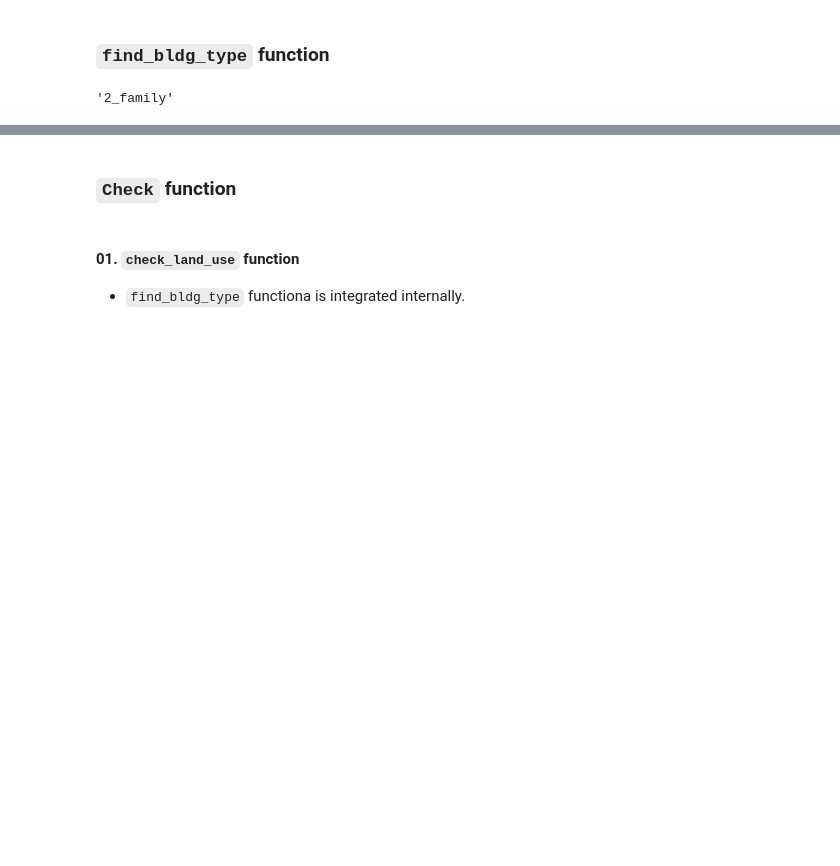
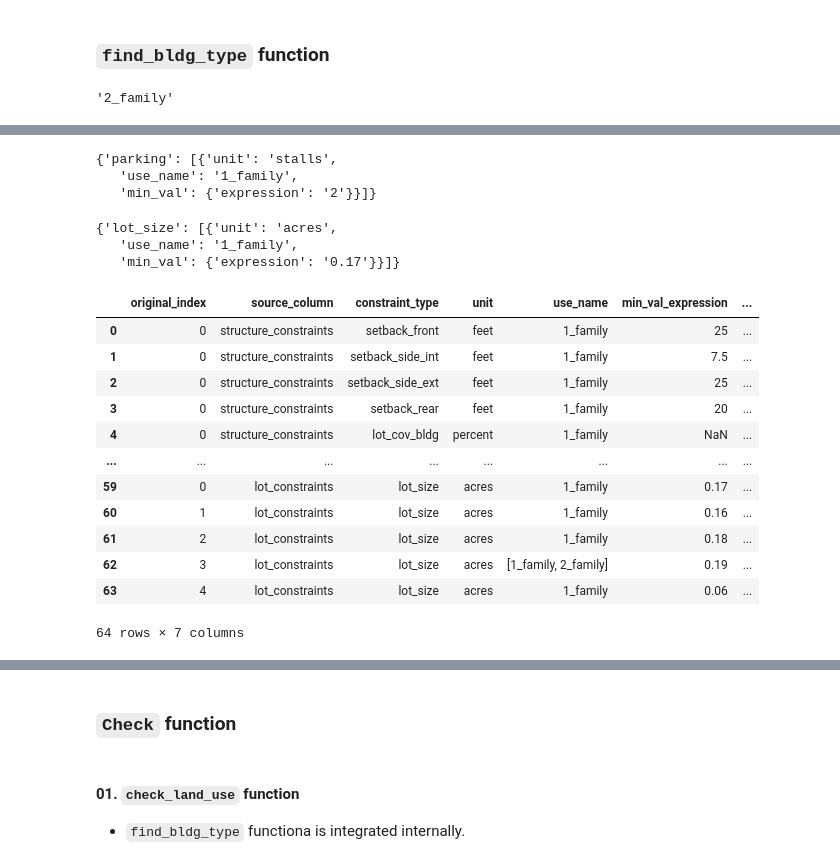
Before and after one commit to HOUPU1993/tidyzoning, a Jupyter notebook: test.ipynb, the cells around one changed output, grey strips where cells are left out. Drawn from its saved outputs; the diff is of its cells as text; code cells hidden in the pictures; blank space fills up the shorter version.

```diff
--- a/test.ipynb
+++ b/test.ipynb
@@ -70,0 +134,58 @@ find_bldg_type_results
+# %%
+tidyzoning['other_constraints'].loc[0]
+# %% [output]
+{'parking': [{'unit': 'stalls',
+   'use_name': '1_family',
+   'min_val': {'expression': '2'}}]}
+# %%
+tidyzoning["lot_constraints"].loc[0]
+# %% [output]
+{'lot_size': [{'unit': 'acres',
+   'use_name': '1_family',
+   'min_val': {'expression': '0.17'}}]}
+# %%
+# 测试第一段
+# 提取 district constraints 数据
+columns_to_extract = ['structure_constraints', 'other_constraints', 'lot_constraints']
+extracted_data = []
+
+for col in columns_to_extract:
+    for index, row in tidyzoning.iterrows():
+        constraints = row[col]
+        if isinstance(constraints, dict):  # 确保是字典
+            for constraint_type, entries in constraints.items():
+                if isinstance(entries, list):  # 遍历键值对应的列表
+                    for entry in entries:
+                        flattened_entry = {
+                            "original_index": index,
+                            "source_column": col,
+                            "constraint_type": constraint_type,
+                        }
+                        # 将 entry 中的所有键值对展开
+                        for key, value in entry.items():
+                            if isinstance(value, dict):  # 对嵌套字典再展开
+                                for sub_key, sub_value in value.items():
+                                    flattened_entry[f"{key}_{sub_key}"] = sub_value
+                            else:
+                                flattened_entry[key] = value
+
+                        # 添加结果到列表
+                        extracted_data.append(flattened_entry)
+
+# 转换为 DataFrame
+district_constraints = pd.DataFrame(extracted_data)
+district_constraints
+# %% [output]
+|  | original_index | source_column | constraint_type | unit | use_name | min_val_expression | ... |
+| 0 | 0 | structure_constraints | setback_front | feet | 1_family | 25 | ... |
+| 1 | 0 | structure_constraints | setback_side_int | feet | 1_family | 7.5 | ... |
+| 2 | 0 | structure_constraints | setback_side_ext | feet | 1_family | 25 | ... |
+| 3 | 0 | structure_constraints | setback_rear | feet | 1_family | 20 | ... |
+| 4 | 0 | structure_constraints | lot_cov_bldg | percent | 1_family | NaN | ... |
+| ... | ... | ... | ... | ... | ... | ... | ... |
+| 59 | 0 | lot_constraints | lot_size | acres | 1_family | 0.17 | ... |
+| 60 | 1 | lot_constraints | lot_size | acres | 1_family | 0.16 | ... |
+| 61 | 2 | lot_constraints | lot_size | acres | 1_family | 0.18 | ... |
+| 62 | 3 | lot_constraints | lot_size | acres | [1_family, 2_family] | 0.19 | ... |
+| 63 | 4 | lot_constraints | lot_size | acres | 1_family | 0.06 | ... |
+64 rows × 7 columns
```
Also changed, not shown: parts of 8 cells of this notebook.
